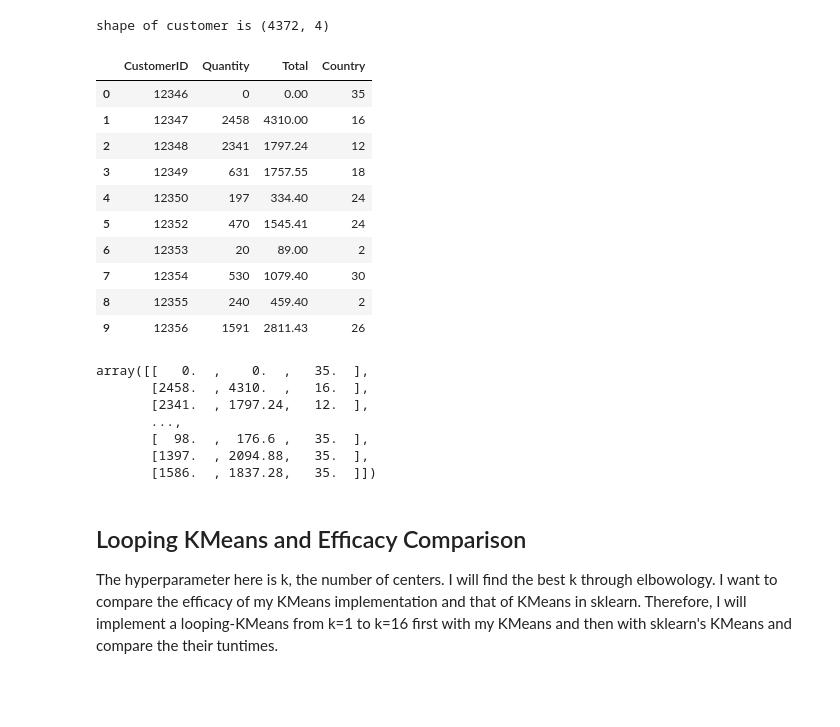
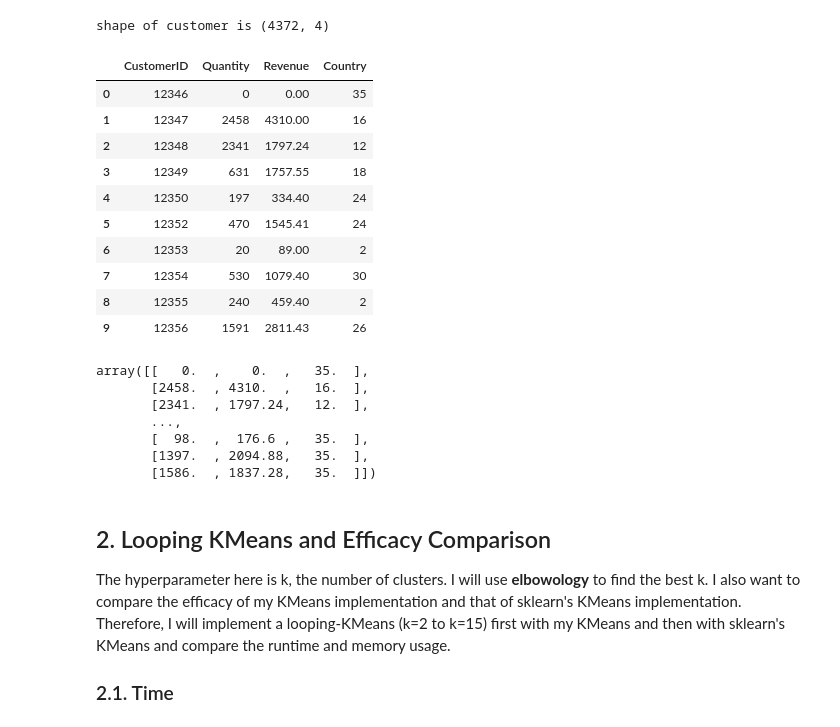
Before and after one commit to comp-machine-learning-spring2021/portfolio-MackieZhou, a Jupyter notebook: coding_1_unsupervised/coding_1.ipynb, the cells around one changed output. Saved outputs shown, nothing was run; the diff lists cells and outputs as text; code cells hidden in the pictures; blank space fills up the shorter version.

```diff
--- a/coding_1_unsupervised/coding_1.ipynb
+++ b/coding_1_unsupervised/coding_1.ipynb
@@ -26,11 +50,11 @@ shape of records is (541909, 9)
 # %%
-# get rid of meaningless columns
+# focus on "CustomerID", "Quantity", "UnitPrice", and "Country"
 # drop lines with NaN values
 records_small = records[["CustomerID", "Quantity", "UnitPrice", "Country"]].dropna()
 records_small["CustomerID"] = records_small["CustomerID"].astype(int)
 
-# calculate total pay for each invoice
-records_small["Total"] = records_small["Quantity"] * records_small["UnitPrice"]
+# calculate total revenue for each invoice
+records_small["Revenue"] = records_small["Quantity"] * records_small["UnitPrice"]
 records_small
 
 # convert the country column to numerical
@@ -38,6 +62,6 @@ records_small["Country"] = pd.Categorical(records_small["Country"])
 records_small["Country"] = records_small["Country"].cat.codes
 
 print("shape of records_small is", records_small.shape)
-records_small.head(10)
+records_small.head()
 # %% [output]
 shape of records_small is (406829, 5)
@@ -55,15 +76,15 @@ shape of records_small is (406829, 5)
 # %%
 # get the total money each customer spent and the total quantity each customer bought
 
 # code consultation:
 # https://stackoverflow.com/questions/49783178/python-keep-other-columns-when-using-sum-with-groupby
 
-customer = records_small.groupby(["CustomerID"], as_index=False)['Quantity', 'Total', 'Country'].agg({'Quantity': 'sum', 'Total': 'sum', 'Country': 'first'})
+customer = records_small.groupby(["CustomerID"], as_index=False)['Quantity', 'Revenue', 'Country'].agg({'Quantity': 'sum', 'Revenue': 'sum', 'Country': 'first'})
 print("shape of customer is", customer.shape)
 customer.head(10)
 # %% [output]
 shape of customer is (4372, 4)
-|  | CustomerID | Quantity | Total | Country |
+|  | CustomerID | Quantity | Revenue | Country |
 | 0 | 12346 | 0 | 0.00 | 35 |
 | 1 | 12347 | 2458 | 4310.00 | 16 |
 | 2 | 12348 | 2341 | 1797.24 | 12 |
@@ -87,9 +108,11 @@ array([[   0.  ,    0.  ,   35.  ],
        [1397.  , 2094.88,   35.  ],
        [1586.  , 1837.28,   35.  ]])
 # %% [markdown]
-## Looping KMeans and Efficacy Comparison
+## 2. Looping KMeans and Efficacy Comparison
 
-The hyperparameter here is k, the number of centers. I will find the best k through elbowology. I want to compare the efficacy of my KMeans implementation and that of KMeans in sklearn. Therefore, I will implement a looping-KMeans from k=1 to k=16 first with my KMeans and then with sklearn's KMeans and compare the their tuntimes.
+The hyperparameter here is k, the number of clusters. I will use **elbowology** to find the best k. I also want to compare the efficacy of my KMeans implementation and that of sklearn's KMeans implementation. Therefore, I will implement a looping-KMeans (k=2 to k=15) first with my KMeans and then with sklearn's KMeans and compare the runtime and memory usage.
+
+### 2.1. Time
 # %%
 start_time = time.time()
 
```
Also changed, not shown: parts of 24 cells of this notebook, 7 other files.
